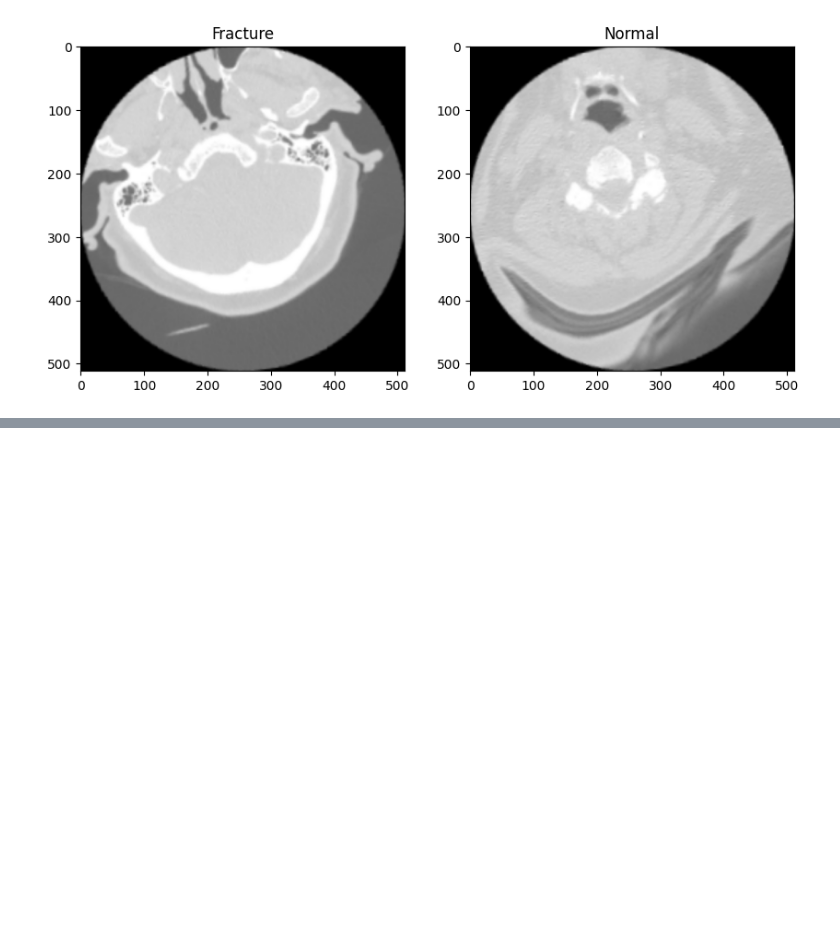
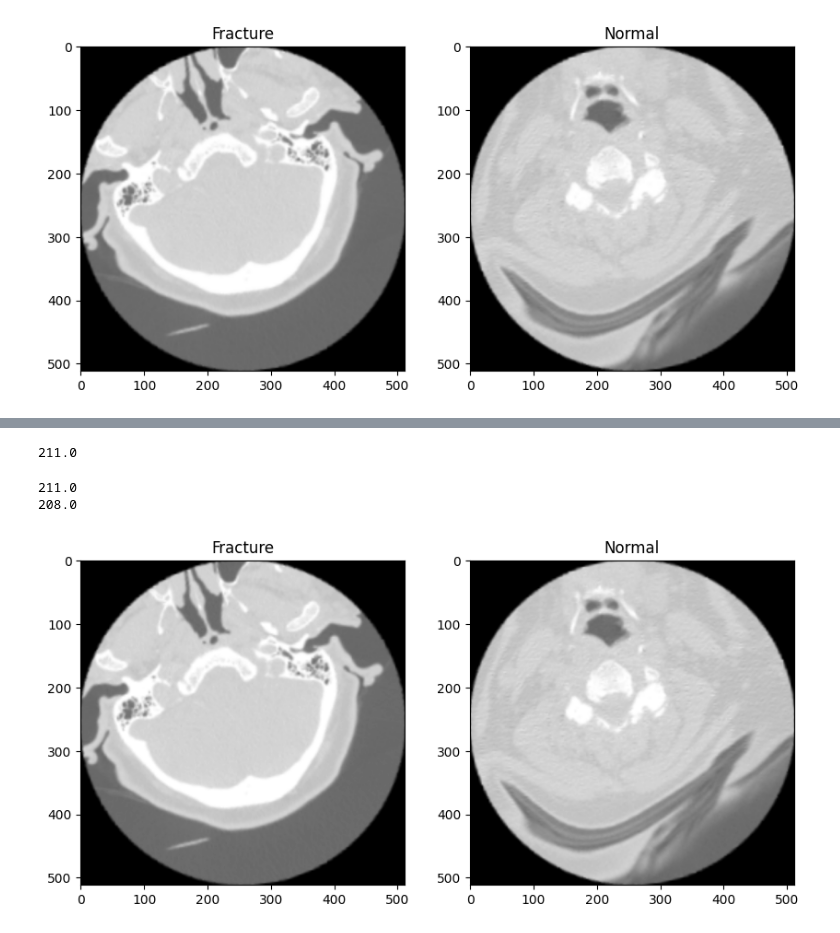
Before and after one commit to GravitonXD/Cervix-Spine-Fracture-Classifier, a Jupyter notebook: CFSC_preprocessing1.ipynb, the cells around one changed output, grey strips where cells are left out. Saved outputs shown, nothing was run; the diff lists cells and outputs as text; code cells hidden in the pictures; blank space fills up the shorter version.

```diff
--- a/CFSC_preprocessing1.ipynb
+++ b/CFSC_preprocessing1.ipynb
@@ -99,0 +58,8 @@ print(f"75th percentile of normal image: {get_75th_percentile(test_norm_gray)}")
+# %%
+# Change images to grayscale
+
+# Convert fracture image to grayscale
+test_frac = cv.cvtColor(test_frac, cv.COLOR_BGR2GRAY)
+
+# Convert normal image to grayscale
+test_norm = cv.cvtColor(test_norm, cv.COLOR_BGR2GRAY)
@@ -99,0 +76,52 @@ print(f"75th percentile of normal image: {get_75th_percentile(test_norm_gray)}")
+# %%
+# Function to get the image's 75th percentile
+# This will be used to normalize the contrast of the images
+
+def get_75th_percentile(image):
+    # Get the 75th percentile of the image
+    p75 = np.percentile(image, 75)
+    return p75
+
+# Test the function
+get_75th_percentile(test_frac)
+# %% [output]
+211.0
+# %%
+# TEST FOR EROSION
+eroded_frac_75th = get_75th_percentile(test_frac)
+eroded_norm_75th = get_75th_percentile(test_norm)
+kernel = np.ones((1, 1), np.uint8)
+
+# Intial erosion
+test_frac_erode = cv.erode(test_frac, kernel, iterations=1)
+test_norm_erode = cv.erode(test_norm, kernel, iterations=1)
+
+# We need to make sure that the 75th percentile of the eroded image is greater than 200
+while eroded_frac_75th < 200:
+    # Erode the fracture image
+    test_frac_erode = cv.erode(test_frac, kernel, iterations=1)
+    eroded_frac_75th = get_75th_percentile(test_frac_erode)
+
+while eroded_norm_75th < 200:
+    # Erode the normal image
+    test_norm_erode = cv.erode(test_norm, kernel, iterations=1)
+    eroded_norm_75th = get_75th_percentile(test_norm_erode)
+
+# PLOT IMAGES (side-by-side)
+fig, ax = plt.subplots(1, 2, figsize=(10, 10))
+ax[0].imshow(test_frac_erode, cmap="gray")
+ax[0].set_title("Fracture")
+ax[1].imshow(test_norm_erode, cmap="gray")
+ax[1].set_title("Normal")
+
+
+# Calculate the 75th percentile of the eroded images
+frac_erode_75th = get_75th_percentile(test_frac_erode)
+norm_erode_75th = get_75th_percentile(test_norm_erode)
+
+print(frac_erode_75th)
+print(norm_erode_75th)
+# %% [output]
+211.0
+208.0
+[figure, added]
```
Also changed, not shown: parts of 10 cells of this notebook.
